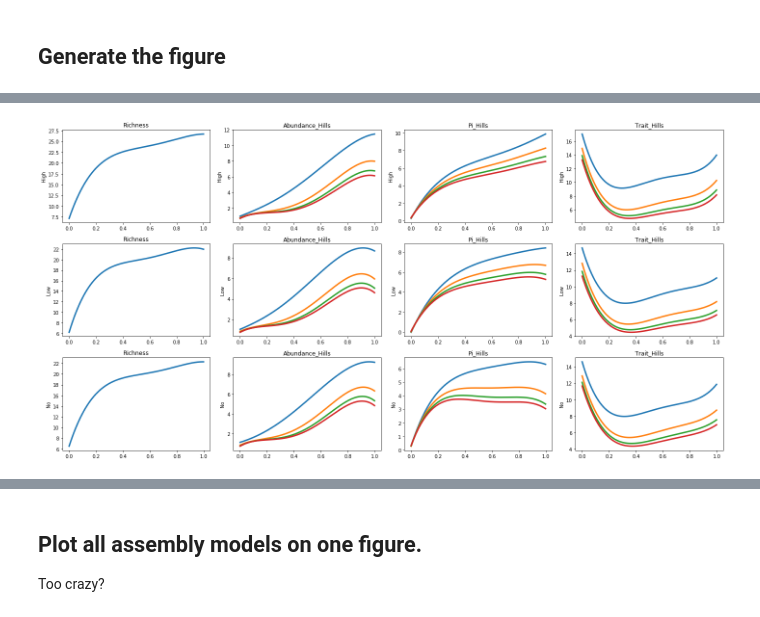
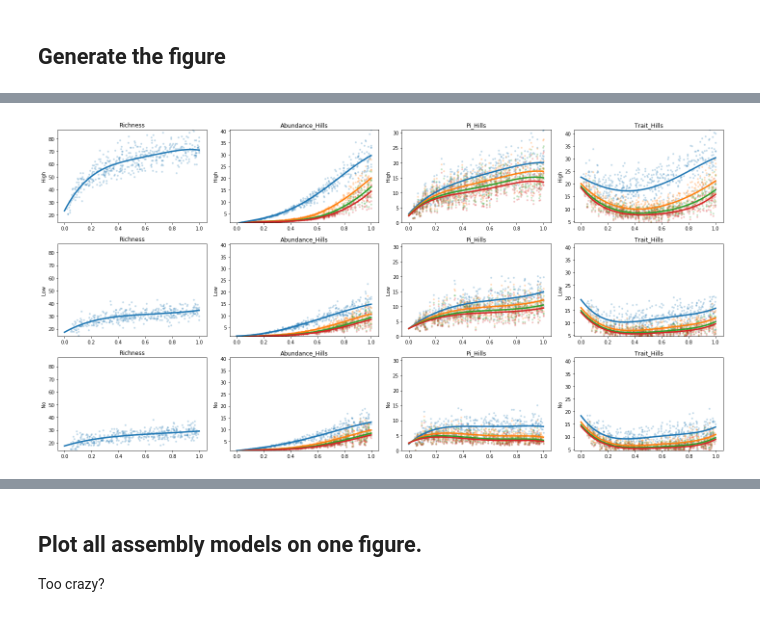
Before and after one commit to messDiv/MESS, a Jupyter notebook: jupyter-notebooks/plotting/Figure3-SumstatsThroughTime.ipynb, the cells around one changed output, grey strips where cells are left out. Drawn from its saved outputs; the diff is of its cells as text; code cells hidden in the pictures.

```diff
--- a/jupyter-notebooks/plotting/Figure3-SumstatsThroughTime.ipynb
+++ b/jupyter-notebooks/plotting/Figure3-SumstatsThroughTime.ipynb
@@ -15,9 +15,11 @@ pd.set_option('display.max_rows', 100)
 pd.set_option('display.width', 1000)
 
 ## Where do you want simulations to live?
-analysis_dir = "/home/isaac/Continuosity/MESS/analysis/figure3-sims/"
+analysis_dir = "/home/iovercast/Continuosity/MESS/analysis/figure3-sims/"
+
+## Run in a shell: ipcluster start -n 40 --cluster-id=MESS --daemonize
 try:
-    ipyclient = ipp.Client(cluster_id="MESS-Rich")
+    ipyclient = ipp.Client(cluster_id="MESS")
     print(len(ipyclient))
 except:
     pass
@@ -71,0 +68,12 @@ non_neutral_df[:2]
+# %%
+sim_df = pd.read_csv(analysis_dir + "SIMOUT.txt", sep="\t", header=0)
+
+## Remove degenerate trait hill sims
+sim_df = sim_df[sim_df["S"] >= sim_df["trait_h1"]]
+## Drop sims that are exactly _lambda == 1
+sim_df = sim_df[sim_df["_lambda"] < 1]
+
+comp_df = sim_df[sim_df["community_assembly_model"] == "competition"]
+filt_df = sim_df[sim_df["community_assembly_model"] == "filtering"]
+neut_df = sim_df[sim_df["community_assembly_model"] == "neutral"]
+print(len(neut_df), len(filt_df), len(comp_df))
@@ -85,7 +104,7 @@ def plot_sumstats_through_time(sim_df, scatter=True, normalize_hills=False):
 
     fig, axs = plt.subplots(3, 4, figsize=(20, 10))
 
-    for i, (spec_label, spec_prob) in enumerate(zip(["High", "Low", "No"], [0.001, 0.0001, 0])):
+    for i, (spec_label, spec_prob) in enumerate(zip(["High", "Low", "No"], [0.005, 0.0005, 0])):
         x = sim_df.loc[sim_df["speciation_prob"] == spec_prob]["_lambda"]
         #import pdb; pdb.set_trace()
         for j, sumstats in enumerate(stat_dict):
@@ -98,15 +117,15 @@ def plot_sumstats_through_time(sim_df, scatter=True, normalize_hills=False):
                     y = y[stat]
                 z = np.poly1d(np.polyfit(x,y,4))
                 xs_z = np.linspace(0, max(x), 1000)
-                if scatter: axs[i][j].scatter(x, y, alpha=0.05, marker='.')
+                if scatter: axs[i][j].scatter(x, y, alpha=0.2, marker='.')
                 axs[i][j].plot(xs_z, z(xs_z), label=stat, lw=3)
 
                 ## Labeling and cleaning up the plots
                 axs[i][j].set_title(sumstats)
                 axs[i][j].set_ylabel(spec_label)
-                #axs[i][j].set_ylim(ylims[sumstats])
+                axs[i][j].set_ylim(ylims[sumstats])
     plt.tight_layout()
 # %%
-plot_sumstats_through_time(neutral_df, scatter=False, normalize_hills=False)
+plot_sumstats_through_time(neut_df, scatter=True, normalize_hills=False)
 # %% [output]
-[figure, old version]
+[figure, new version]
```
Also changed, not shown: parts of 13 cells of this notebook, 1 other file.
